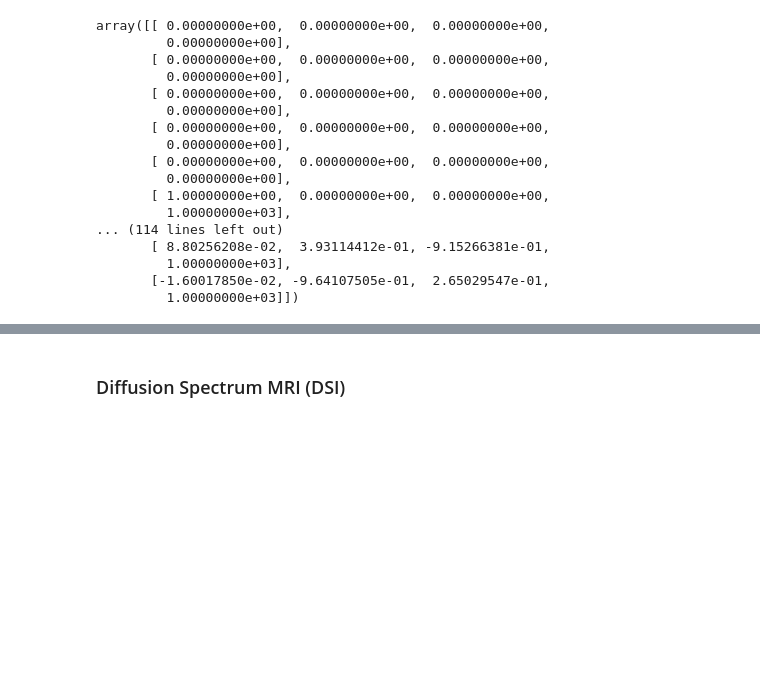
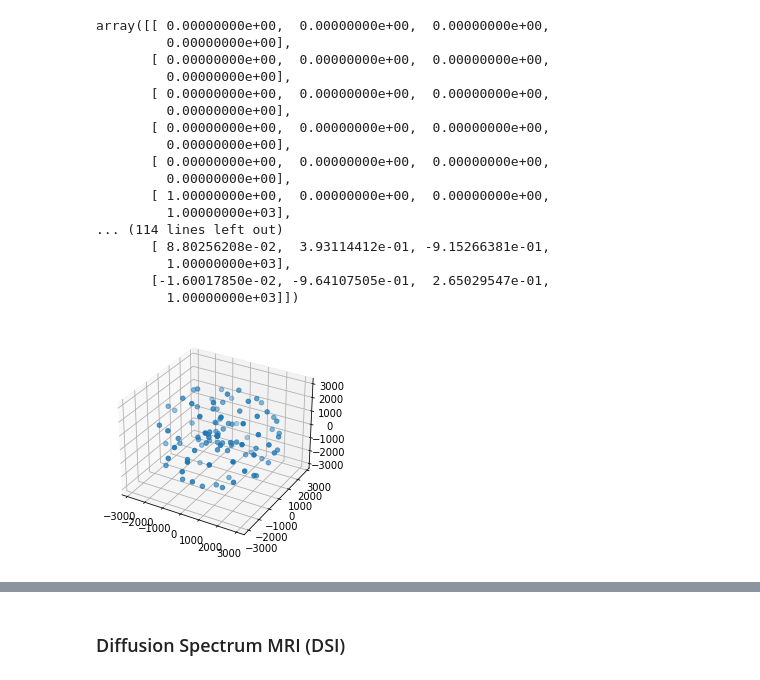
Before and after one commit to nipreps/nipreps-book, a Jupyter notebook: docs/dwi/02-intro_dmri.ipynb, the cells around one changed output, grey strips where cells are left out. Cells and saved outputs as stored; diff of their text form; code cells hidden in the pictures; blank space fills up the shorter version.

```diff
--- a/docs/dwi/02-intro_dmri.ipynb
+++ b/docs/dwi/02-intro_dmri.ipynb
@@ -147,0 +144,13 @@ array([[ 0.00000000e+00,  0.00000000e+00,  0.00000000e+00,
+# %%
+dwi = "../../data/sub-02_dwi.nii.gz"
+bvec = "../../data/sub-02_dwi.bvec"
+bval = "../../data/sub-02_dwi.bval"
+# %%
+gt_bvals, gt_bvecs = read_bvals_bvecs(bval, bvec)
+# %%
+fig = plt.figure()
+ax = fig.add_subplot(111, projection="3d")
+ax.scatter(gt_bvecs.T[0] * gt_bvals, gt_bvecs.T[1] * gt_bvals, gt_bvecs.T[2] * gt_bvals)
+plt.show()
+# %% [output]
+[figure, added]
```
Also changed, not shown: parts of 8 cells of this notebook, 5 other files.
